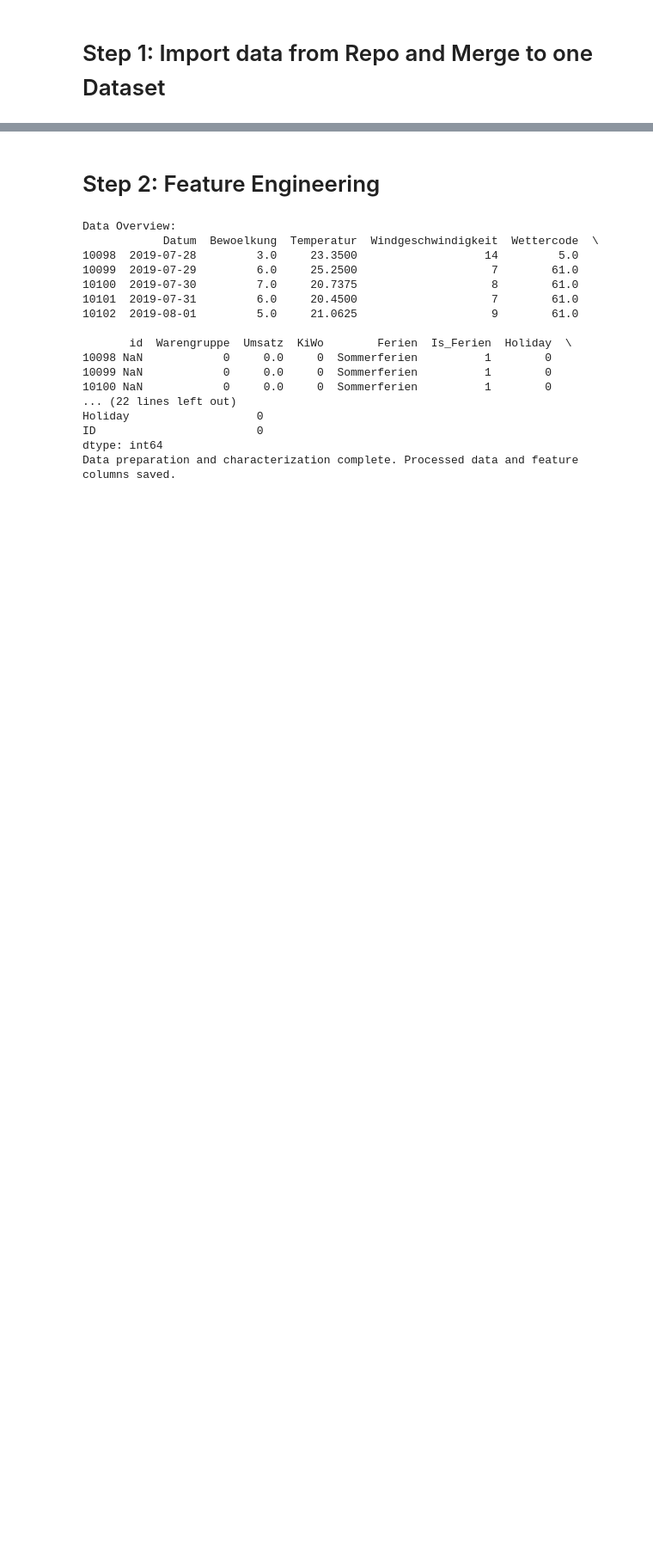
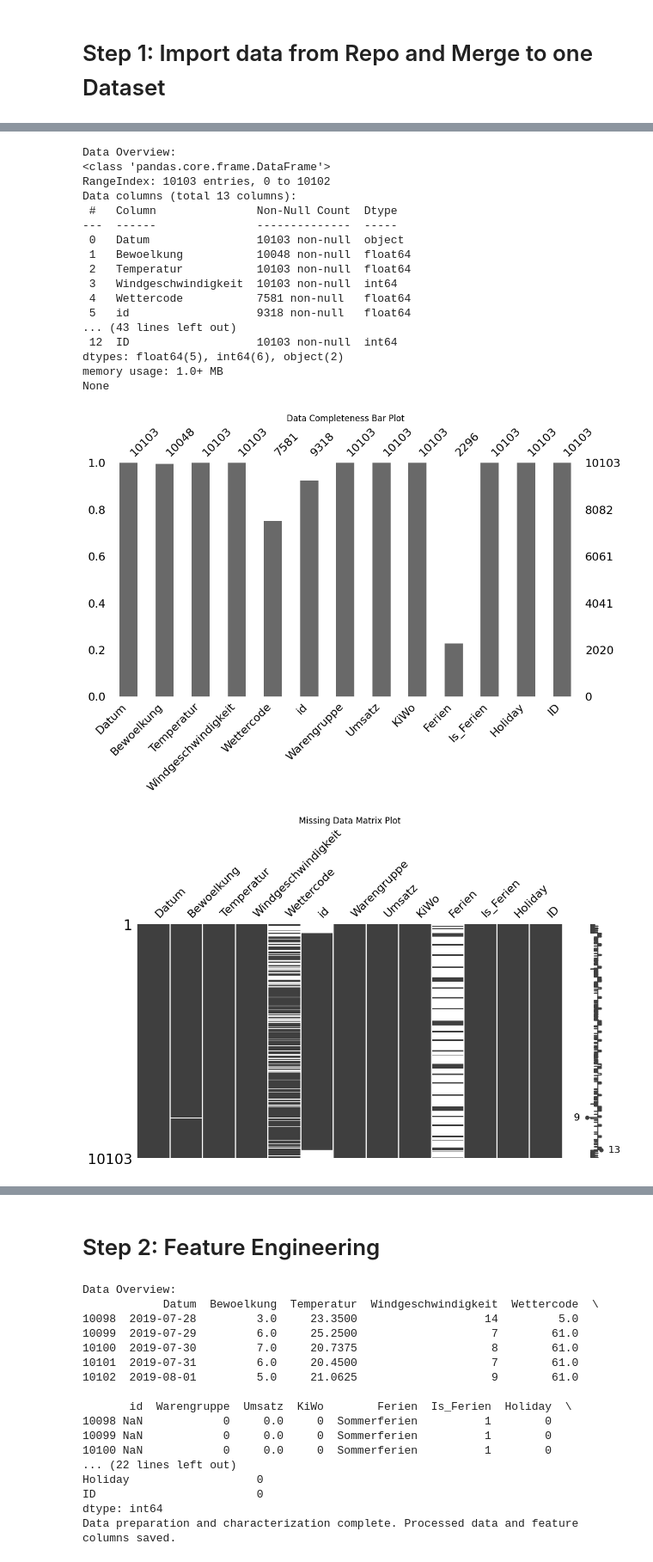
Before and after one commit to Marcel-Ag/Team_Raum-3_BakerySalesPredictions, a Jupyter notebook: 0_DataPreparation/DataPrep.ipynb, the cells around one changed output, grey strips where cells are left out. Shown at 86% size. Saved outputs shown, nothing was run; the diff lists cells and outputs as text; code cells hidden in the pictures; blank space fills up the shorter version.

```diff
--- a/0_DataPreparation/DataPrep.ipynb
+++ b/0_DataPreparation/DataPrep.ipynb
@@ -106,0 +109,47 @@ Merge complete. Data saved for subsequent processing.
+# %%
+import missingno as msno
+from matplotlib import pyplot as plt
+
+wetter_umsatzdaten_kiwo = pd.read_csv("../0_DataPreparation/wetter_umsatzdaten_kiwo_hol_id.csv")
+
+print("Data Overview:")
+print(wetter_umsatzdaten_kiwo.info())
+print("Shape of Data:", wetter_umsatzdaten_kiwo.shape)
+print("Missing values per column:")
+print(wetter_umsatzdaten_kiwo.isnull().sum())
+#print(wetter_umsatzdaten.head())
+#print(wetter_umsatzdaten.tail())
+
+#Load the data
+df = wetter_umsatzdaten_kiwo.copy()
+print(df.info())
+
+#barplot of complete data
+msno.bar(df, figsize=(12, 6))
+plt.title('Data Completeness Bar Plot')
+plt.show()
+
+#Visualize missing data for 'Bewoelkung'
+msno.matrix(df, figsize=(12, 6))
+plt.title('Missing Data Matrix Plot')
+plt.show()
+# %% [output]
+Data Overview:
+<class 'pandas.core.frame.DataFrame'>
+RangeIndex: 10103 entries, 0 to 10102
+Data columns (total 13 columns):
+ #   Column               Non-Null Count  Dtype
+---  ------               --------------  -----
+ 0   Datum                10103 non-null  object
+ 1   Bewoelkung           10048 non-null  float64
+ 2   Temperatur           10103 non-null  float64
+ 3   Windgeschwindigkeit  10103 non-null  int64
+ 4   Wettercode           7581 non-null   float64
+ 5   id                   9318 non-null   float64
+... (43 lines left out)
+ 12  ID                   10103 non-null  int64
+dtypes: float64(5), int64(6), object(2)
+memory usage: 1.0+ MB
+None
+[figure, added]
+[figure, added]
```
Also changed, not shown: parts of 7 cells of this notebook, 2 other files.
